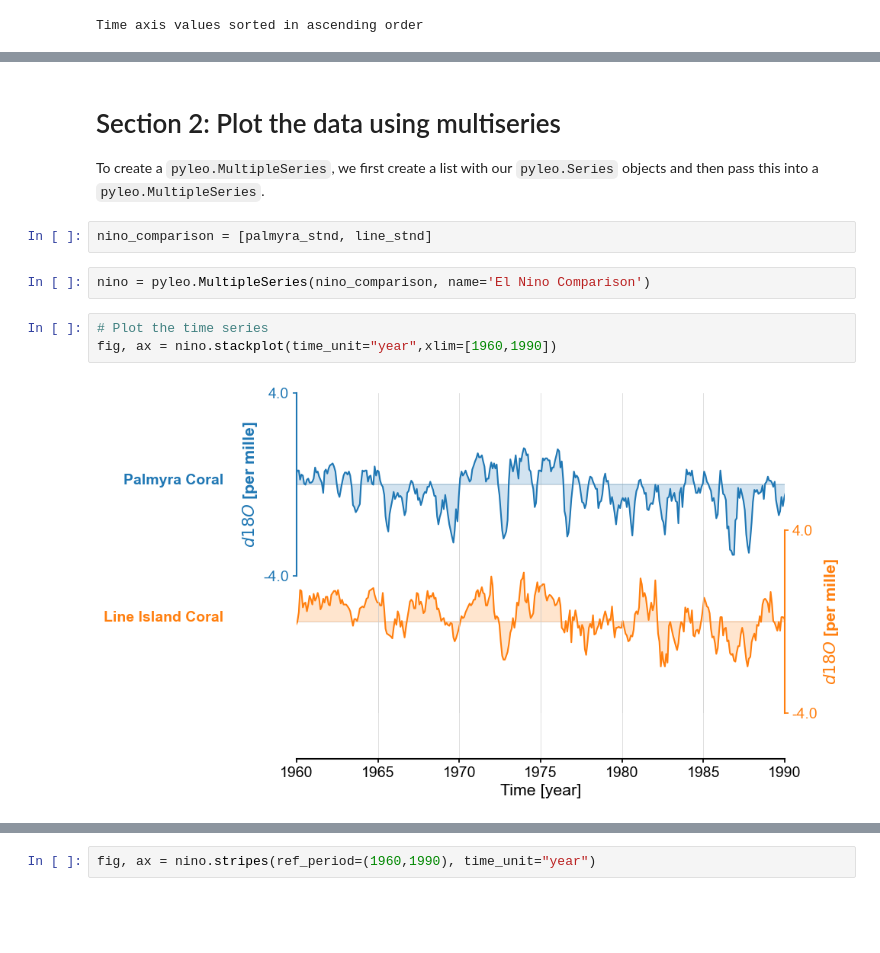
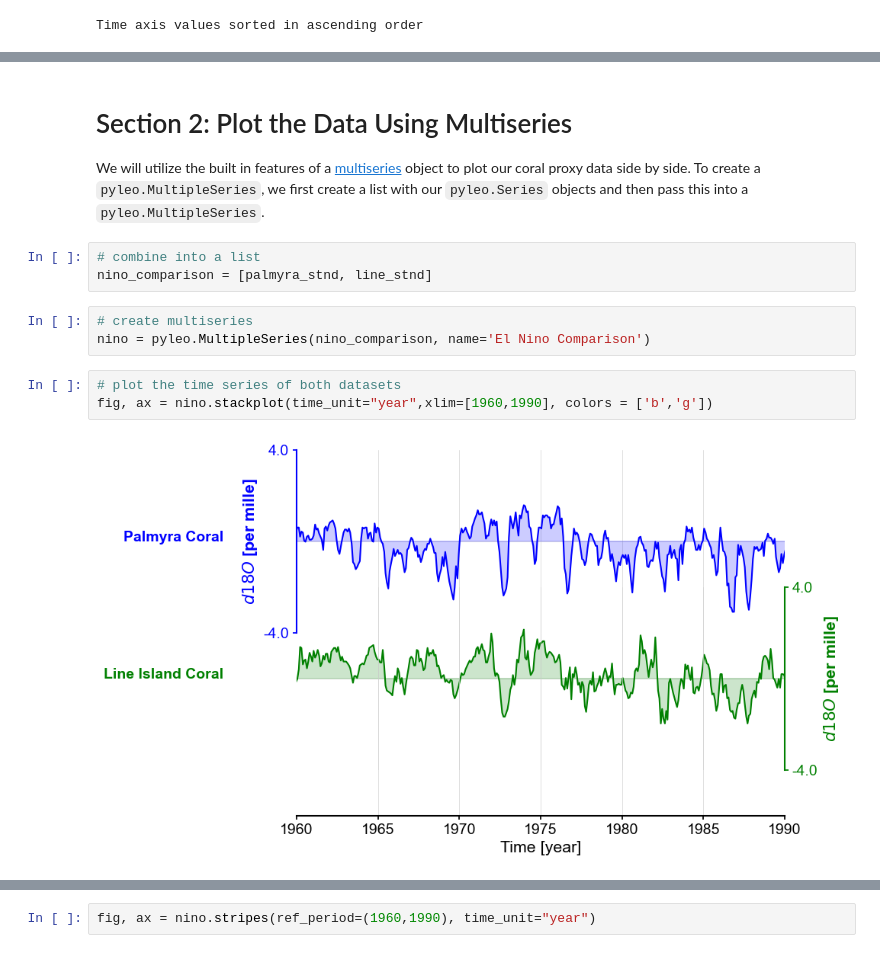
Before and after one commit to ClimateMatchAcademy/course-content, a Jupyter notebook: tutorials/W1D4_Paleoclimate/W1D4_Tutorial2.ipynb, the cells around one changed output, grey strips where cells are left out. Cells and saved outputs as stored; diff of their text form; blank space fills up the shorter version.

```diff
--- a/tutorials/W1D4_Paleoclimate/W1D4_Tutorial2.ipynb
+++ b/tutorials/W1D4_Paleoclimate/W1D4_Tutorial2.ipynb
@@ -155,13 +198,15 @@ line_stnd = ts_line.standardize()
 # %% [markdown]
-# Section 2: Plot the data using multiseries
+# Section 2: Plot the Data Using Multiseries
 
-To create a `pyleo.MultipleSeries`, we first create a list with our `pyleo.Series` objects and then pass this into a `pyleo.MultipleSeries`.
+We will utilize the built in features of a [multiseries](https://pyleoclim-util.readthedocs.io/en/v0.7.4/core/ui.html#pyleoclim.core.ui.MultipleSeries) object to plot our coral proxy data side by side. To create a `pyleo.MultipleSeries`, we first create a list with our `pyleo.Series` objects and then pass this into a `pyleo.MultipleSeries`.
-# %%
-nino_comparison = [palmyra_stnd, line_stnd]
+# %%
+# combine into a list
+nino_comparison = [palmyra_stnd, line_stnd]
 # %%
+# create multiseries
 nino = pyleo.MultipleSeries(nino_comparison, name='El Nino Comparison')
 # %%
-# Plot the time series
-fig, ax = nino.stackplot(time_unit="year",xlim=[1960,1990])
+# plot the time series of both datasets
+fig, ax = nino.stackplot(time_unit="year",xlim=[1960,1990], colors = ['b','g'])
 # %% [output]
-[figure, old version]
+[figure, new version]
```
Also changed, not shown: parts of 14 cells of this notebook, 8 other files.
